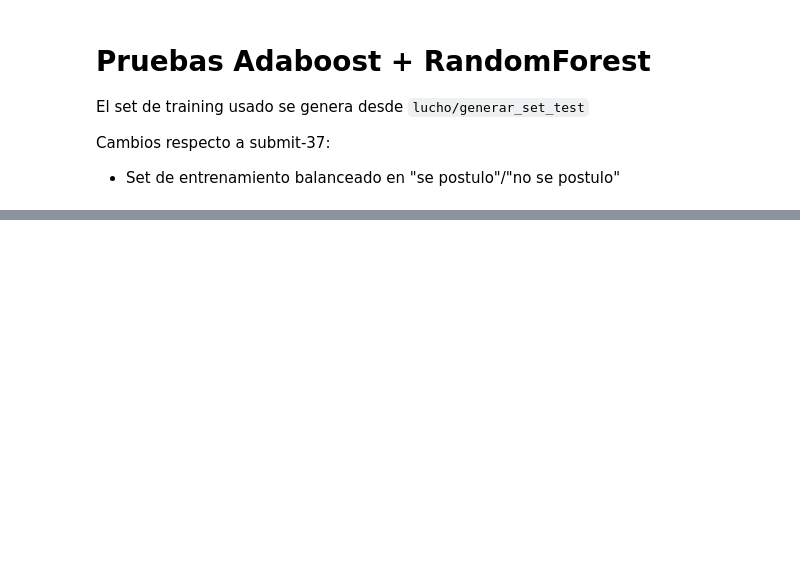
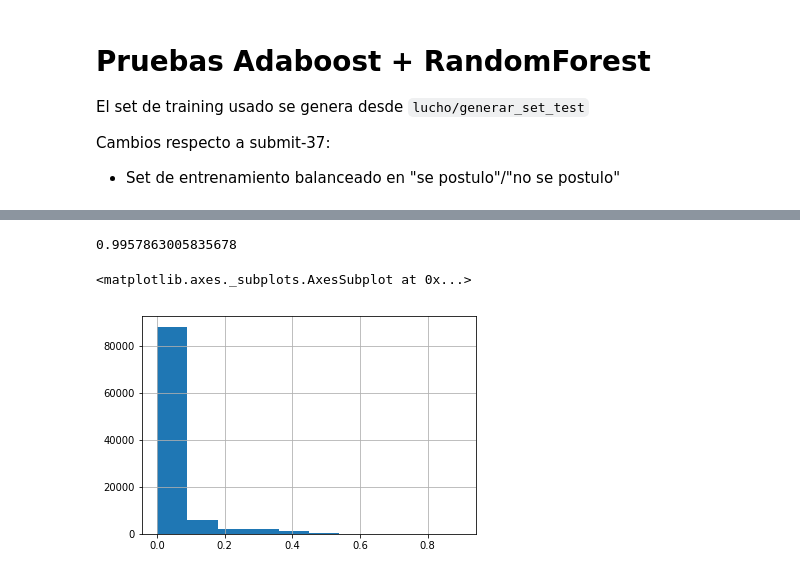
Before and after one commit to FrancoLiberali/tp2-orga-datos-1c2018, a Jupyter notebook: lucho/entrenamientos/adaboost/submit-38.ipynb, the cells around one changed output, grey strips where cells are left out. Saved outputs shown, nothing was run; the diff lists cells and outputs as text; code cells hidden in the pictures; blank space fills up the shorter version.

Commit message:
Submit 93%

```diff
--- a/lucho/entrenamientos/adaboost/submit-38.ipynb
+++ b/lucho/entrenamientos/adaboost/submit-38.ipynb
@@ -73,0 +176,11 @@ kaggle_out.to_csv('/home/luciano/orga-datos/tmp/submits/submit-37.csv', index=Fa
+# %%
+kaggle_37 = pd.read_csv('/home/luciano/orga-datos/tmp/submits/submit-37.csv')
+# %%
+roc_auc_score(np.round(kaggle_37['sepostulo']), kaggle_out['sepostulo'])
+# %% [output]
+0.9957863005835678
+# %%
+np.abs(kaggle_37['sepostulo'] - kaggle_out['sepostulo']).hist()
+# %% [output]
+<matplotlib.axes._subplots.AxesSubplot at 0x...>
+[figure, added]
```
Also changed, not shown: parts of 7 cells of this notebook, 2 other files.
